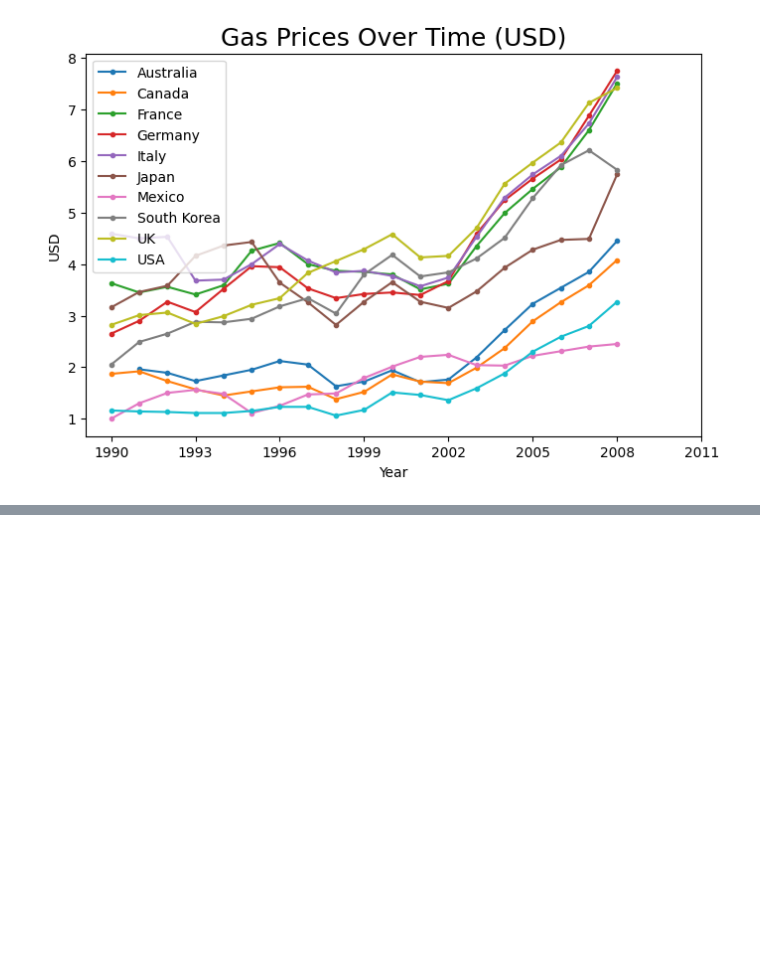
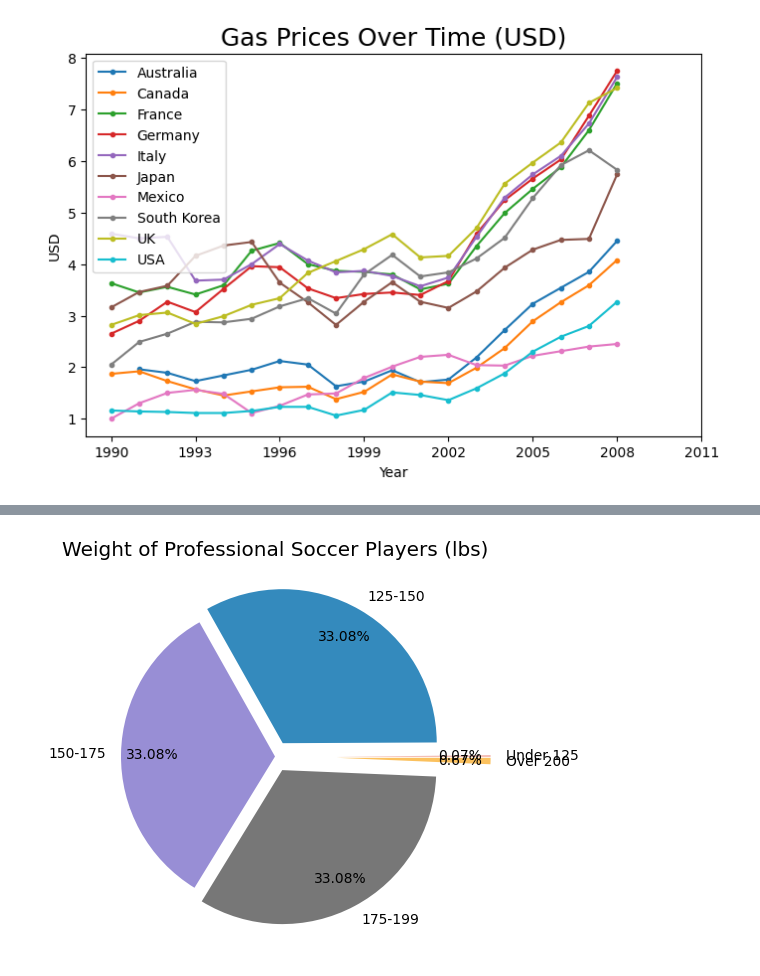
Before and after one commit to Anjasfedo/data-analysis, a Jupyter notebook: Matplotlib.ipynb, the cells around one changed output, grey strips where cells are left out. Cells and saved outputs as stored; diff of their text form; code cells hidden in the pictures; blank space fills up the shorter version.

```diff
--- a/Matplotlib.ipynb
+++ b/Matplotlib.ipynb
@@ -326,0 +402,4 @@ plt.show()
+# %%
+fifa.Weight = [int(x.strip("lbs")) if type(x) == str else x for x in fifa.Weight]
+
+fifa.Weight
@@ -326,0 +419,22 @@ plt.show()
+# %%
+light = fifa.loc[fifa.Weight < 125].count()[0]
+light_medium = fifa.loc[(fifa.Weight >= 125) & fifa.Weight < 150].count()[0]
+medium = fifa.loc[(fifa.Weight >= 150) & fifa.Weight < 175].count()[0]
+medium_heavy = fifa.loc[(fifa.Weight >= 175) & fifa.Weight < 200].count()[0]
+heavy = fifa.loc[fifa.Weight >= 200].count()[0]
+
+weights = [light, light_medium, medium, medium_heavy, heavy]
+labels = ["Under 125", "125-150", "150-175", "175-199", "Over 200"]
+
+plt.style.use("ggplot")
+
+plt.figure(figsize=(8,5))
+
+plt.title("Weight of Professional Soccer Players (lbs)")
+plt.pie(weights, labels=labels, autopct="%.2f%%", pctdistance=0.8, explode=[.4,.1,0,.1,.4])
+
+plt.savefig("soccer_pie.png")
+
+plt.show()
+# %% [output]
+[figure, added]
```
Also changed, not shown: parts of 17 cells of this notebook.
